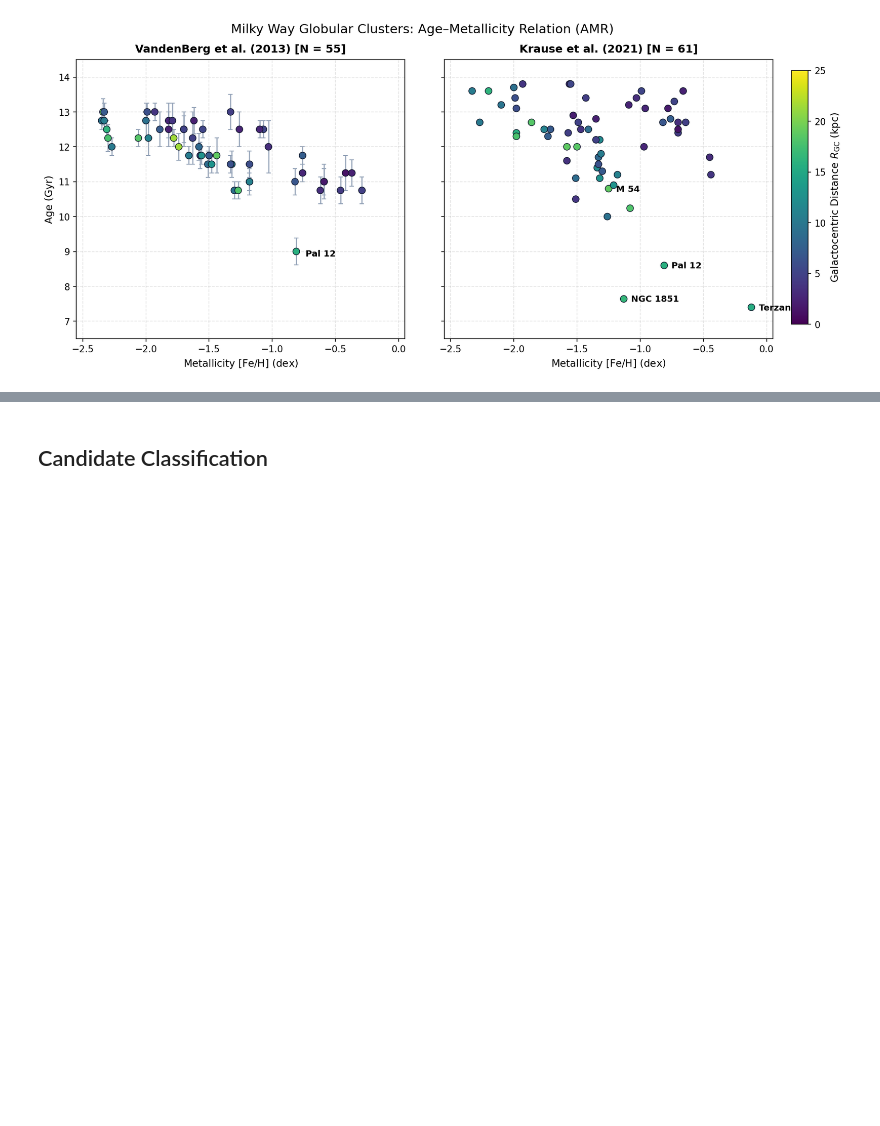
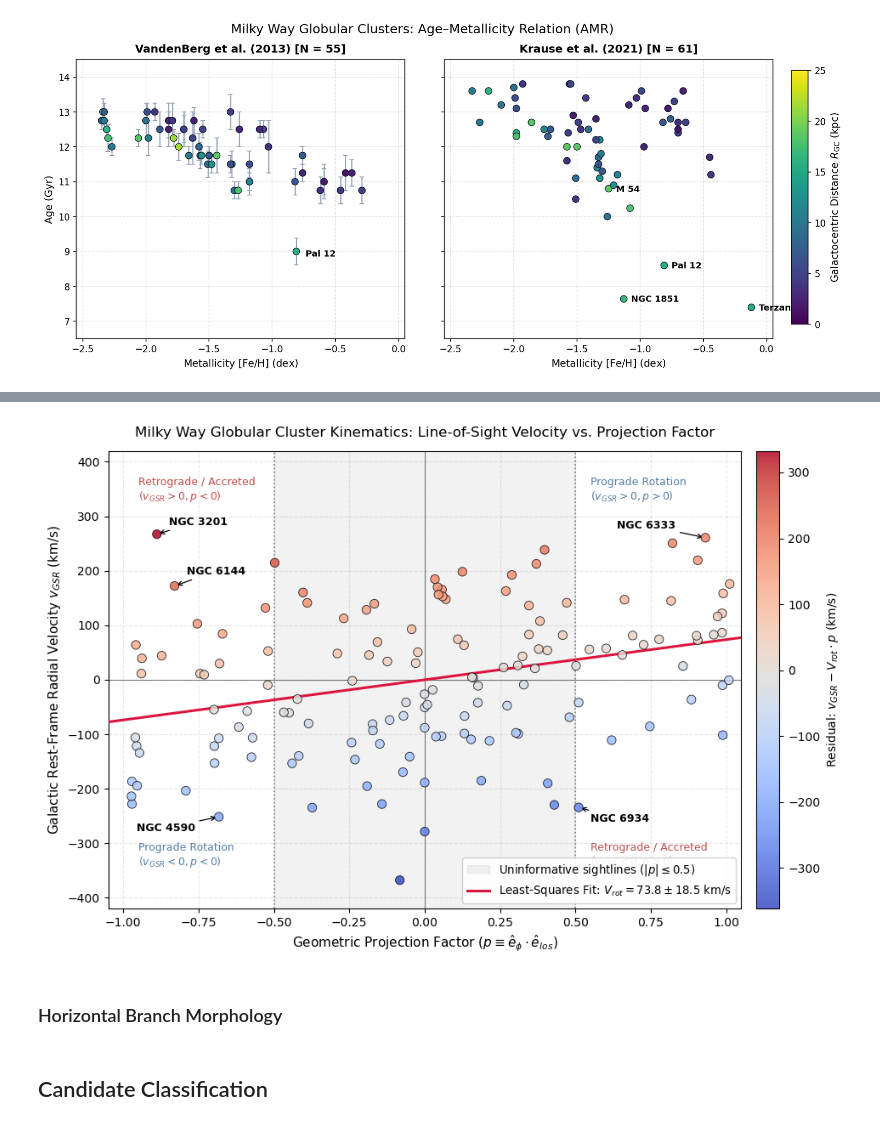
Before and after one commit to stormrealz/PHYS3116_Larawag, a Jupyter notebook: Matt_Notebook.ipynb, the cells around one changed output, grey strips where cells are left out. Cells and saved outputs as stored; diff of their text form; code cells hidden in the pictures; blank space fills up the shorter version.

Commit message:
majority of kinematic analysis

```diff
--- a/Matt_Notebook.ipynb
+++ b/Matt_Notebook.ipynb
@@ -461,2 +857,80 @@ plt.show()
+# %%
+import matplotlib.pyplot as plt
+import numpy as np
+
+# =============================================================================
+# Cell 1: Galactic Rotation Fit — v_GSR vs. Projection Factor p
+# =============================================================================
+fig, ax = plt.subplots(figsize=(10, 6.5))
+
+# Extract plotting arrays
+p_arr      = np.array([gc.p for gc in kinematics_catalogue])
+v_gsr_arr  = np.array([gc.v_gsr for gc in kinematics_catalogue])
+resid_arr  = np.array([gc.resid for gc in kinematics_catalogue])
+V_rot_val  = kinematics_catalogue.V_rot
+sigma_V    = kinematics_catalogue.sigma_V
+
+# 1. Shaded regions separating informative |p| > 0.5 from uninformative sightlines
+ax.axvspan(-0.5, 0.5, color='gray', alpha=0.10, label=r'Uninformative sightlines ($|p| \leq 0.5$)')
+ax.axvline(0.5,  color='gray', linestyle=':', lw=1.2)
+ax.axvline(-0.5, color='gray', linestyle=':', lw=1.2)
+
+# 2. Reference axes
+ax.axhline(0, color='black', lw=0.8, alpha=0.5)
+ax.axvline(0, color='black', lw=0.8, alpha=0.5)
+
+# 3. Model rotation fit line: v_GSR = V_rot * p
+p_fit = np.linspace(-1.05, 1.05, 100)
+ax.plot(p_fit, V_rot_val * p_fit, color='crimson', lw=2.2, zorder=4,
+        label=f'Least-Squares Fit: $V_{{rot}} = {V_rot_val:.1f} \pm {sigma_V:.1f}$ km/s')
+
+# 4. Scatter points colored by residual (non-circular motion)
+sc = ax.scatter(p_arr, v_gsr_arr, c=resid_arr, cmap='coolwarm', s=55,
+                edgecolors='black', linewidth=0.6, alpha=0.85, zorder=5)
+
+cb = fig.colorbar(sc, ax=ax, pad=0.02)
+cb.set_label('Residual: $v_{GSR} - V_{rot} \cdot p$ (km/s)', fontsize=10)
+
+# 5. Label notable kinematic outliers
+outliers_to_annotate = {
+    'NGC 3201': (10, 8),     # Famous retrograde cluster from Gaia-Sausage/Enceladus
+    'NGC 6934': (10, -12),   # High-velocity retrograde
+    'NGC 6144': (10, 10),    # Retrograde outlier
+    'NGC 4590': (-70, -12),  # Fast prograde motion (M68)
+    'NGC 6333': (-75, 8),    # Fast prograde motion
+}
+
+for gc in kinematics_catalogue:
+    if gc.ID in outliers_to_annotate:
+        offset = outliers_to_annotate[gc.ID]
+        ax.annotate(gc.ID, (gc.p, gc.v_gsr),
+                    xytext=offset, textcoords='offset points',
+                    fontsize=9, fontweight='bold',
+                    arrowprops=dict(arrowstyle='->', lw=0.9, color='black'))
+
+# 6. Quadrant labels for physical clarity
+ax.text(0.55, 330, 'Prograde Rotation\n($v_{GSR} > 0, p > 0$)', fontsize=9, color='#2b5c8f', alpha=0.8)
+ax.text(-0.95, -340, 'Prograde Rotation\n($v_{GSR} < 0, p < 0$)', fontsize=9, color='#2b5c8f', alpha=0.8)
+ax.text(-0.95, 330, 'Retrograde / Accreted\n($v_{GSR} > 0, p < 0$)', fontsize=9, color='#b22222', alpha=0.8)
+ax.text(0.55, -340, 'Retrograde / Accreted\n($v_{GSR} < 0, p > 0$)', fontsize=9, color='#b22222', alpha=0.8)
+
+# Aesthetics
+ax.set_xlim(-1.05, 1.05)
+ax.set_ylim(-420, 420)
+ax.set_xlabel('Geometric Projection Factor ($p \equiv \hat{e}_\phi \cdot \hat{e}_{los}$)', fontsize=11)
+ax.set_ylabel('Galactic Rest-Frame Radial Velocity $v_{GSR}$ (km/s)', fontsize=11)
+ax.set_title('Milky Way Globular Cluster Kinematics: Line-of-Sight Velocity vs. Projection Factor',
+             fontsize=12, pad=12)
+ax.legend(loc='lower right', frameon=True, framealpha=0.9, fontsize=9.5)
+ax.grid(True, linestyle='--', alpha=0.3, zorder=1)
+
+plt.tight_layout()
+plt.show()
+
+#TODO: add labels for noteworthy clusters that I will speak about
+# %% [output]
+[figure, added]
+# %% [markdown]
+### Horizontal Branch Morphology
 # %% [markdown]
 ## Candidate Classification
```
Also changed, not shown: parts of 7 cells of this notebook.
